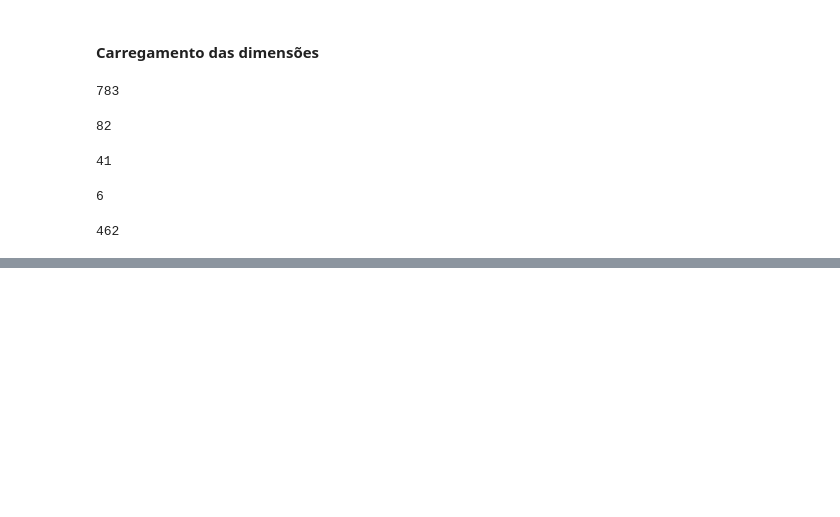
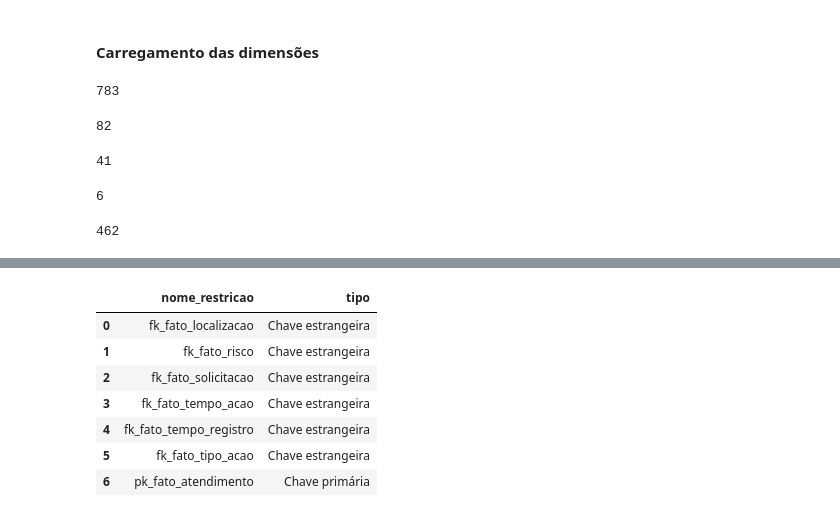
Before and after one commit to mathgoestech/pipeline-defesa-civil-recife, a Jupyter notebook: notebooks/ETL.ipynb, the cells around one changed output, grey strips where cells are left out. Cells and saved outputs as stored; diff of their text form; code cells hidden in the pictures; blank space fills up the shorter version.

```diff
--- a/notebooks/ETL.ipynb
+++ b/notebooks/ETL.ipynb
@@ -1020,0 +1160,27 @@ dim_tempo.to_sql(
+# %%
+restricoes = pd.read_sql(
+    text("""
+        SELECT
+            conname AS nome_restricao,
+            CASE contype
+                WHEN 'p' THEN 'Chave primária'
+                WHEN 'f' THEN 'Chave estrangeira'
+            END AS tipo
+        FROM pg_constraint
+        WHERE conrelid = 'etl.fato_atendimento'::regclass
+          AND contype IN ('p', 'f')
+        ORDER BY contype, conname;
+    """),
+    con=engine
+)
+
+display(restricoes)
+# %% [output]
+|  | nome_restricao | tipo |
+| 0 | fk_fato_localizacao | Chave estrangeira |
+| 1 | fk_fato_risco | Chave estrangeira |
+| 2 | fk_fato_solicitacao | Chave estrangeira |
+| 3 | fk_fato_tempo_acao | Chave estrangeira |
+| 4 | fk_fato_tempo_registro | Chave estrangeira |
+| 5 | fk_fato_tipo_acao | Chave estrangeira |
+| 6 | pk_fato_atendimento | Chave primária |
```
Also changed, not shown: parts of 8 cells of this notebook.
